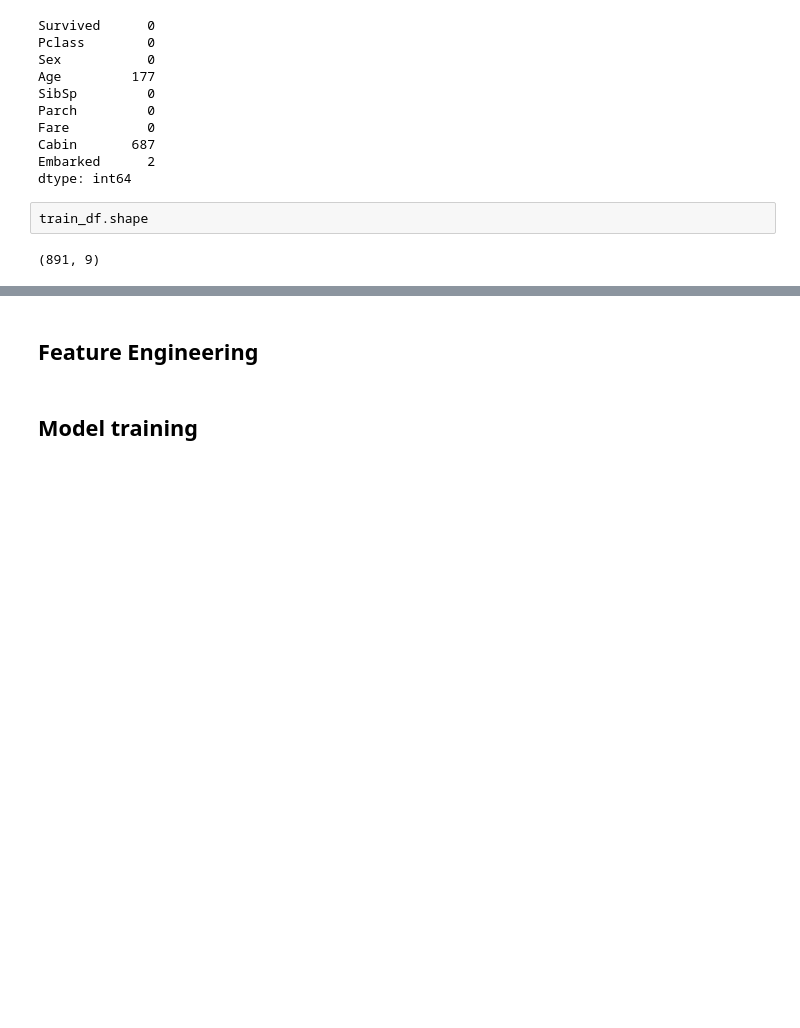
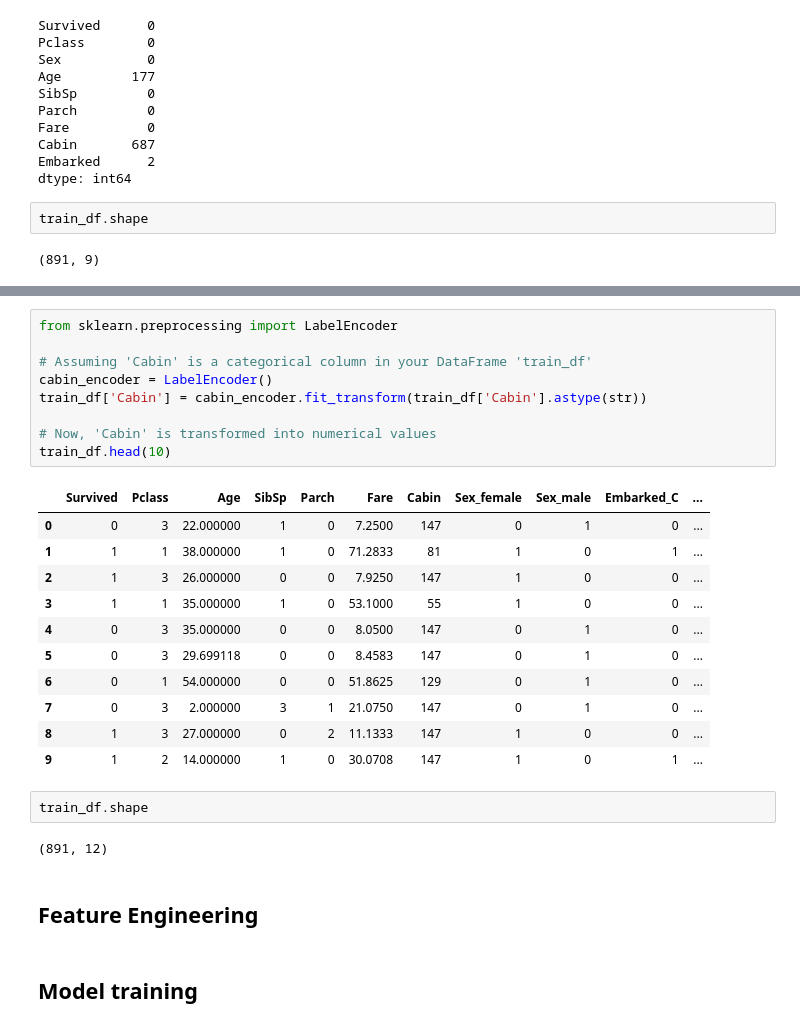
Before and after one commit to Virgo-Alpha/Titanic, a Jupyter notebook: tensorflow_tutorial.ipynb, the cells around one changed output, grey strips where cells are left out. Saved outputs shown, nothing was run; the diff lists cells and outputs as text; blank space fills up the shorter version.

```diff
--- a/tensorflow_tutorial.ipynb
+++ b/tensorflow_tutorial.ipynb
@@ -138,3 +115,28 @@ train_df.head(10)
+# %%
+from sklearn.preprocessing import LabelEncoder
+
+# Assuming 'Cabin' is a categorical column in your DataFrame 'train_df'
+cabin_encoder = LabelEncoder()
+train_df['Cabin'] = cabin_encoder.fit_transform(train_df['Cabin'].astype(str))
+
+# Now, 'Cabin' is transformed into numerical values
+train_df.head(10)
+# %% [output]
+|  | Survived | Pclass | Age | SibSp | Parch | Fare | Cabin | Sex_female | Sex_male | Embarked_C | ... |
+| 0 | 0 | 3 | 22.000000 | 1 | 0 | 7.2500 | 147 | 0 | 1 | 0 | ... |
+| 1 | 1 | 1 | 38.000000 | 1 | 0 | 71.2833 | 81 | 1 | 0 | 1 | ... |
+| 2 | 1 | 3 | 26.000000 | 0 | 0 | 7.9250 | 147 | 1 | 0 | 0 | ... |
+| 3 | 1 | 1 | 35.000000 | 1 | 0 | 53.1000 | 55 | 1 | 0 | 0 | ... |
+| 4 | 0 | 3 | 35.000000 | 0 | 0 | 8.0500 | 147 | 0 | 1 | 0 | ... |
+| 5 | 0 | 3 | 29.699118 | 0 | 0 | 8.4583 | 147 | 0 | 1 | 0 | ... |
+| 6 | 0 | 1 | 54.000000 | 0 | 0 | 51.8625 | 129 | 0 | 1 | 0 | ... |
+| 7 | 0 | 3 | 2.000000 | 3 | 1 | 21.0750 | 147 | 0 | 1 | 0 | ... |
+| 8 | 1 | 3 | 27.000000 | 0 | 2 | 11.1333 | 147 | 1 | 0 | 0 | ... |
+| 9 | 1 | 2 | 14.000000 | 1 | 0 | 30.0708 | 147 | 1 | 0 | 1 | ... |
+# %%
+train_df.shape
+# %% [output]
+(891, 12)
 # %% [markdown]
 ## Feature Engineering
 # %% [markdown]
```
Also changed, not shown: parts of 16 cells of this notebook, 1 other file.
